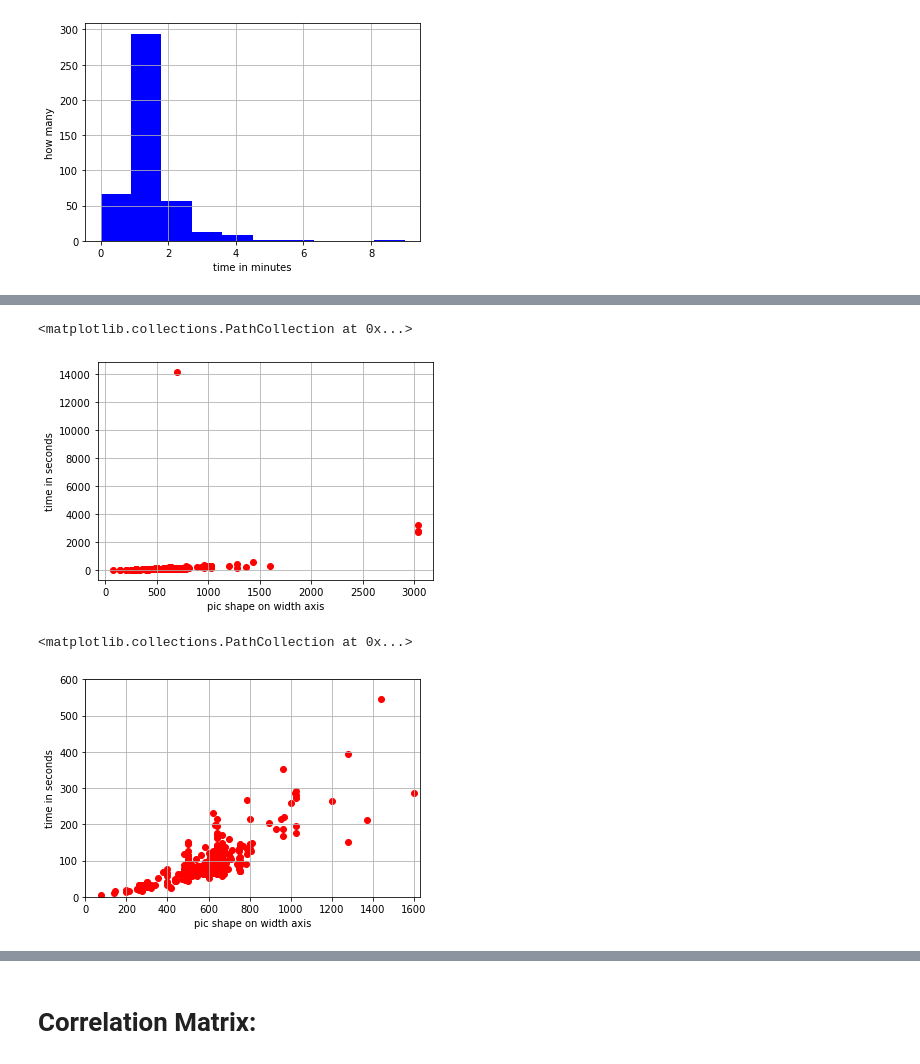
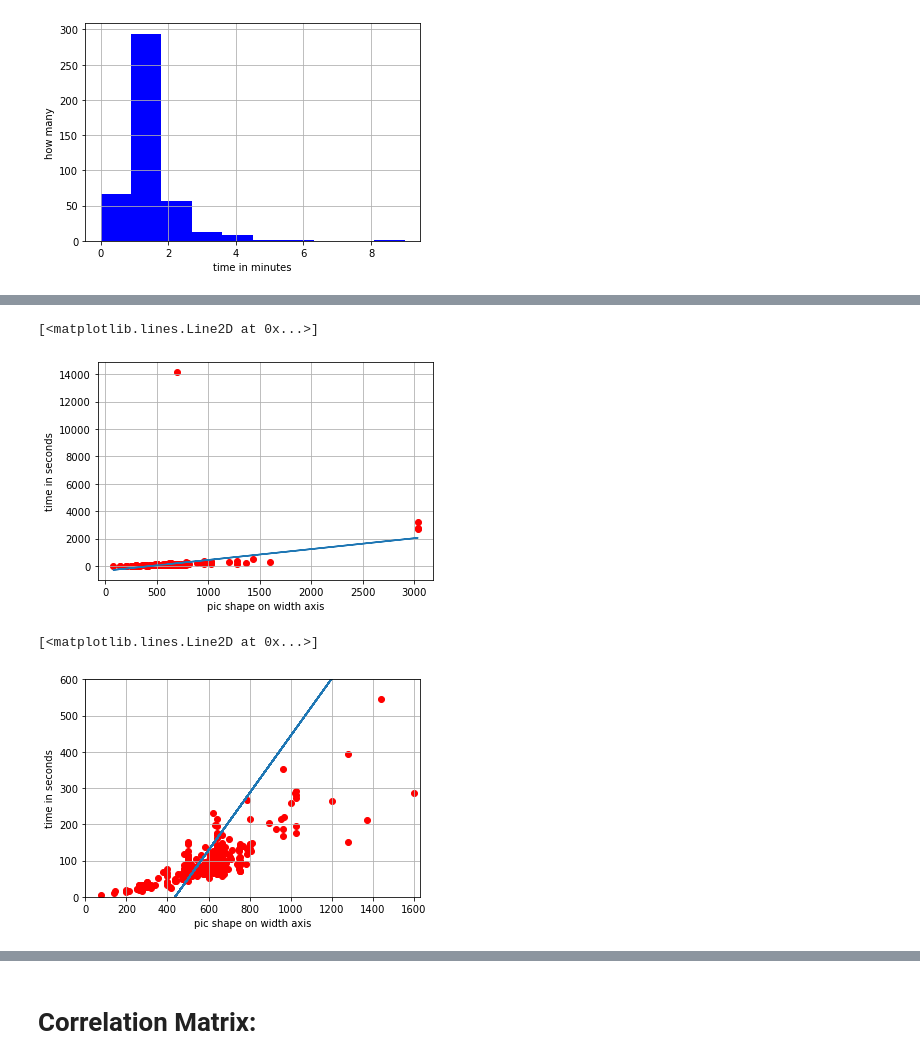
Before and after one commit to Matt88Ac/Hilbert-Huang-Transform-Super-Resolution, a Jupyter notebook: Time_and_Error_EMD2D_stats.ipynb, the cells around one changed output, grey strips where cells are left out. Drawn from its saved outputs; the diff is of its cells as text; code cells hidden in the pictures.

```diff
--- a/Time_and_Error_EMD2D_stats.ipynb
+++ b/Time_and_Error_EMD2D_stats.ipynb
@@ -3,6 +3,7 @@ import pandas as pd
 import numpy as np
 from matplotlib import pyplot as plt
 from matplotlib import cm
+import seaborn as sns
 data = pd.read_csv('Time_Mesure.csv')
 n = len(data['File Name'])
 rang = list(range(n))
@@ -11,9 +12,9 @@ tim = data['Time']
 full_size = data['Shape']
 full_size = [x[1:len(x)-1] for x in full_size]
 full_size = [tuple(map(int, x.split(','))) for x in full_size]
-cols_size = [x[1] for x in full_size]
-rows_size = [x[0] for x in full_size]
-full_size = [x[0]*x[1] for x in full_size]
+cols_size = np.array([x[1] for x in full_size])
+rows_size = np.array([x[0] for x in full_size])
+full_size = np.array([x[0]*x[1] for x in full_size])
 
 rmse = data['RMSE']
 psnr = data['PSNR']
@@ -57,21 +63,25 @@ plt.hist(list(range(10)), cumulative = False, color='b', weights = tims)
 # %%
 plt.grid()
 plt.ylabel('time in seconds')
 plt.xlabel('pic shape on width axis')
-plt.scatter(cols_size, tim, cmap=cm.binary, c='r')
+plt.scatter(cols_size, tim, c='r')
+m,b = np.polyfit(cols_size, tim, 1)
+plt.plot(cols_size, m*cols_size + b)
 # %% [output]
-<matplotlib.collections.PathCollection at 0x...>
+[<matplotlib.lines.Line2D at 0x...>]
-[figure, old version]
+[figure, new version]
 # %%
 plt.grid()
 plt.ylim(0, 600)
 plt.xlim(0, 1630)
 plt.ylabel('time in seconds')
 plt.xlabel('pic shape on width axis')
-plt.scatter(cols_size, tim, cmap=cm.binary, c='r')
+plt.scatter(cols_size, tim, c='r')
+m,b = np.polyfit(cols_size, tim, 1)
+plt.plot(cols_size, m*cols_size + b)
 # %% [output]
-<matplotlib.collections.PathCollection at 0x...>
+[<matplotlib.lines.Line2D at 0x...>]
-[figure, old version]
+[figure, new version]
 # %%
 plt.grid()
 plt.ylim(0, 400)
```
Also changed, not shown: parts of 6 cells of this notebook.
